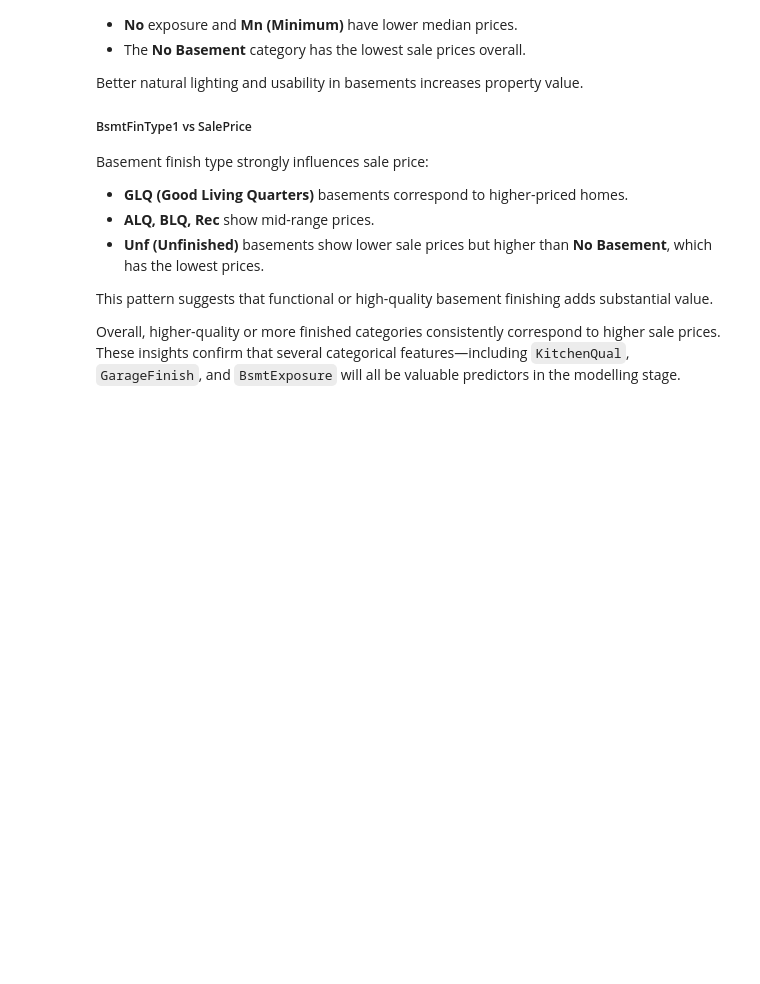
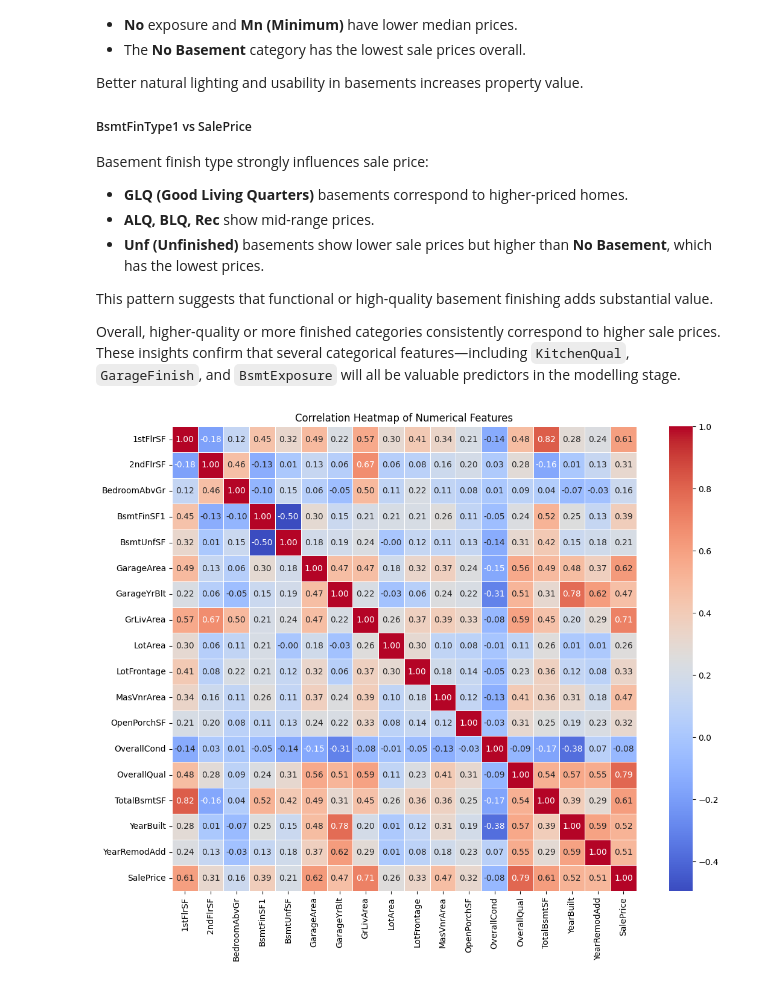
Before and after one commit to aishieee/p5-heritage-housing, a Jupyter notebook: jupyter_notebooks/03_exploratory_analysis.ipynb, the cells around one changed output. Cells and saved outputs as stored; diff of their text form; code cells hidden in the pictures; blank space fills up the shorter version.

Commit message:
Add correlation heatmap to understand which numerical variables are most related to saleprice

```diff
--- a/jupyter_notebooks/03_exploratory_analysis.ipynb
+++ b/jupyter_notebooks/03_exploratory_analysis.ipynb
@@ -496,3 +493,31 @@ Basement finish type strongly influences sale price:
 This pattern suggests that functional or high-quality basement finishing adds substantial value.
 
 Overall, higher-quality or more finished categories consistently correspond to higher sale prices. These insights confirm that several categorical features—including `KitchenQual`, `GarageFinish`, and `BsmtExposure` will all be valuable predictors in the modelling stage.
+# %%
+# Step 5:
+
+# Correlation Heatmap of Numerical Features
+
+# Select only numerical columns
+numerical_df = housing_df.select_dtypes(include=['int64', 'float64'])
+
+# Compute the correlation matrix
+corr_matrix = numerical_df.corr()
+
+# Plot the heatmap
+plt.figure(figsize=(14, 10))
+
+# The heatmap shows the strength and direction of relationships
+sns.heatmap(
+    corr_matrix,
+    annot=True,
+    fmt=".2f",
+    cmap="coolwarm",
+    linewidths=0.5,
+    square=True
+)
+
+plt.title("Correlation Heatmap of Numerical Features")
+plt.show()
+# %% [output]
+[figure, added]
```
Also changed, not shown: parts of 1 cell of this notebook.
